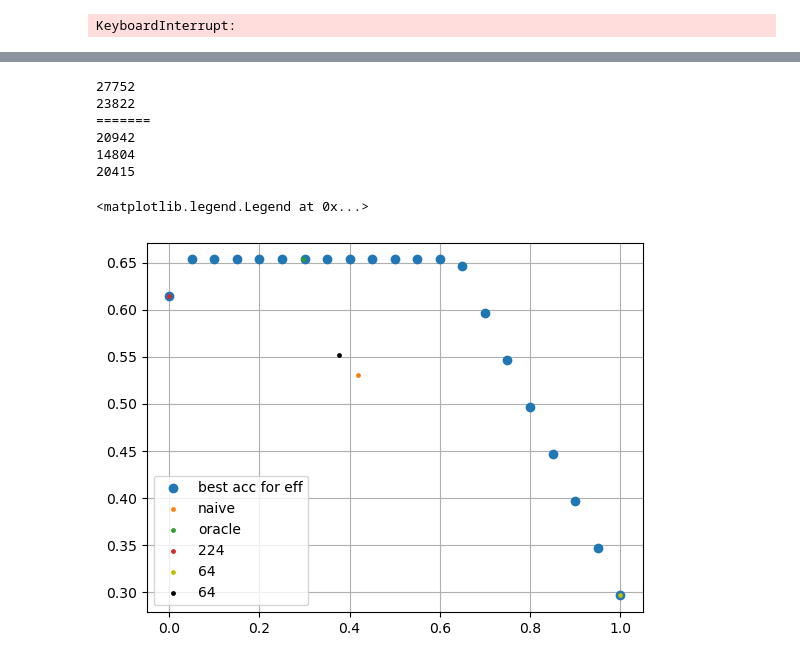
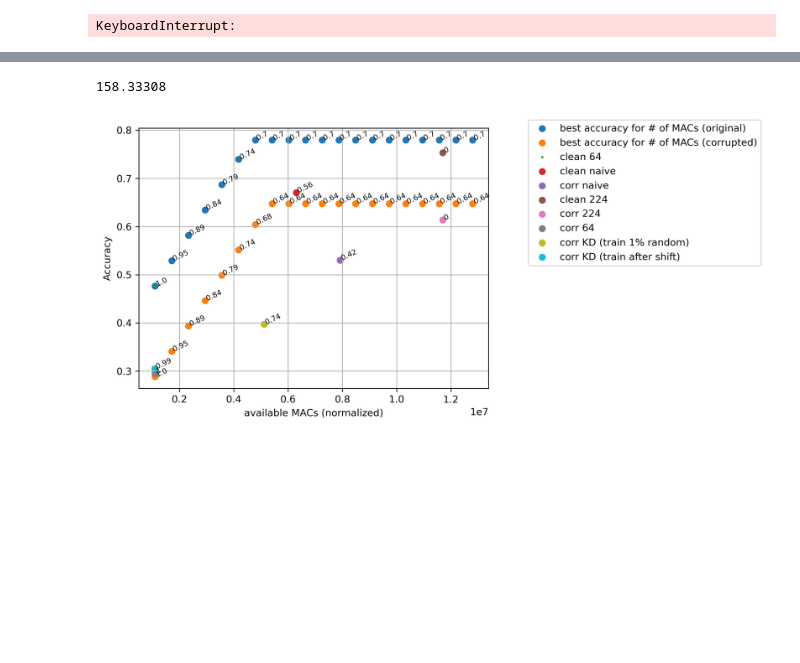
Before and after one commit to Geffen-Cooper/continual_learning_playground, a Jupyter notebook: src/test_time_kd/test_corruptions.ipynb, the cells around one changed output, grey strips where cells are left out. Saved outputs shown, nothing was run; the diff lists cells and outputs as text; code cells hidden in the pictures; blank space fills up the shorter version.

```diff
--- a/src/test_time_kd/test_corruptions.ipynb
+++ b/src/test_time_kd/test_corruptions.ipynb
@@ -2026,30 +2209,44 @@ plt.grid()
-# %%
-print(clean_naive_num_choose_small)
-# print(clean_naive_num_choose_big)
-print(clean_oracle_num_choose_small)
-# print(clean_oracle_num_choose_big)
-print("=======")
-print(corr_naive_num_choose_small)
-# print(corr_naive_num_choose_big)
-print(corr_oracle_num_choose_small)
-# print(corr_oracle_num_choose_big)
-print(corr_num_choose_small_KD)
-# %% [output]
-27752
-23822
-=======
-20942
-14804
-20415
-# %%
-plt.scatter(efficiencies,acc_for_eff,label="best acc for eff")
-plt.scatter(corr_naive_efficiency[-1],corr_naive_online_acc[-1],label="naive",s=6)
-plt.scatter(corr_oracle_efficiency[-1],corr_oracle_acc[-1],label="oracle",s=6)
-plt.scatter(corr_online_efficiency[-1],corr_online_acc[-1],label="224",s=6)
-plt.scatter(corr_online_efficiency64[-1],corr_online_acc64[-1],label="64",s=6,c='y')
-plt.scatter(corr_online_efficiency_KD[-1],corr_online_acc_KD[-1],label="64",s=6,c='k')
-plt.grid()
-plt.legend()
-# %% [output]
-<matplotlib.legend.Legend at 0x...>
-[figure, removed]
+# %%
+corr_naive_ops[-1]
+# %% [output]
+158.33308
+# %%
+accs2 = [acc/50000 for acc in accs]
+corr_accs2 = [acc/50000 for acc in corr_accs]
+fig,ax1 = plt.subplots()
+ax1.scatter(ops,accs2,label="best accuracy for # of MACs (original)")
+ax1.scatter(ops,corr_accs2,label="best accuracy for # of MACs (corrupted)")
+ax1.scatter(clean_online_ops64[-1]*50000,clean_online_acc64[-1],label = "clean 64",s=2)
+ax1.annotate(round(clean_online_efficiency64[-1],2),(clean_online_ops64[-1]*50000,clean_online_acc64[-1]),rotation=25, size=7.5)
+ax1.scatter(clean_naive_ops[-1]*50000,clean_naive_online_acc[-1],label = "clean naive")
+ax1.annotate(round(clean_naive_efficiency[-1],2),(clean_naive_ops[-1]*50000,clean_naive_online_acc[-1]),rotation=25, size=7.5)
+ax1.scatter(corr_naive_ops[-1]*50000,corr_naive_online_acc[-1],label = "corr naive")
+ax1.annotate(round(corr_naive_efficiency[-1],2),(corr_naive_ops[-1]*50000,corr_naive_online_acc[-1]),rotation=25, size=7.5)
+ax1.scatter(clean_online_ops[-1]*50000,clean_online_acc[-1],label = "clean 224")
+ax1.annotate(round(clean_online_efficiency[-1],2),(clean_online_ops[-1]*50000,clean_online_acc[-1]),rotation=25, size=7.5)
+ax1.scatter(corr_online_ops[-1]*50000,corr_online_acc[-1],label = "corr 224")
+ax1.annotate(round(corr_online_efficiency[-1],2),(corr_online_ops[-1]*50000,corr_online_acc[-1]),rotation=25, size=7.5)
+ax1.scatter(corr_online_ops64[-1]*50000,corr_online_acc64[-1],label = "corr 64")
+ax1.annotate(round(corr_online_efficiency64[-1],2),(corr_online_ops64[-1]*50000,corr_online_acc64[-1]),rotation=25, size=7.5)
+ax1.scatter(corr_online_ops_KD[-1]*50000,corr_online_acc_KD[-1],label = "corr KD (train 1% random)")
+ax1.annotate(round(corr_online_efficiency_KD[-1],2),(corr_online_ops_KD[-1]*50000,corr_online_acc_KD[-1]),rotation=25, size=7.5)
+ax1.scatter(corr_online_ops_KD_o[-1]*50000,corr_online_acc_KD_o[-1],label = "corr KD (train after shift)")
+ax1.annotate(round(corr_online_efficiency_KD_o[-1],2),(corr_online_ops_KD_o[-1]*50000,corr_online_acc_KD_o[-1]),rotation=25, size=7.5)
+# ax1.scatter(clean_naive_ops)
+# ax1.scatter(clean_naive_ops)
+# plt.scatter(clean_naive_efficiency[-1],clean_naive_online_acc[-1],label="naive",s=6)
+# plt.scatter(clean_oracle_efficiency[-1],clean_oracle_acc[-1],label="oracle",s=6)
+# plt.scatter(clean_online_efficiency[-1],clean_online_acc[-1],label="224",s=6)
+# plt.scatter(clean_online_efficiency64[-1],clean_online_acc64[-1],label="64",s=6,c='y')
+ax1.grid()
+ax1.set_xlabel("available MACs (normalized)")
+ax1.set_ylabel("Accuracy")
+ax1.legend(bbox_to_anchor=(1.1, 1.05))
+# ax1.set_ylim([0,1])
+effs2 = [round(eff,2) for eff in effs]
+corr_effs2 = [round(corr_eff,2) for corr_eff in corr_effs]
+for i, txt in enumerate(effs2):
+    ax1.annotate(txt, ((ops)[i], accs2[i]),rotation=25, size=7.5)
+    ax1.annotate(corr_effs2[i], ((ops)[i], corr_accs2[i]),rotation=25, size=7.5)
+# %% [output]
+[figure, added]
```
Also changed, not shown: parts of 8 cells of this notebook, 2 other files.
